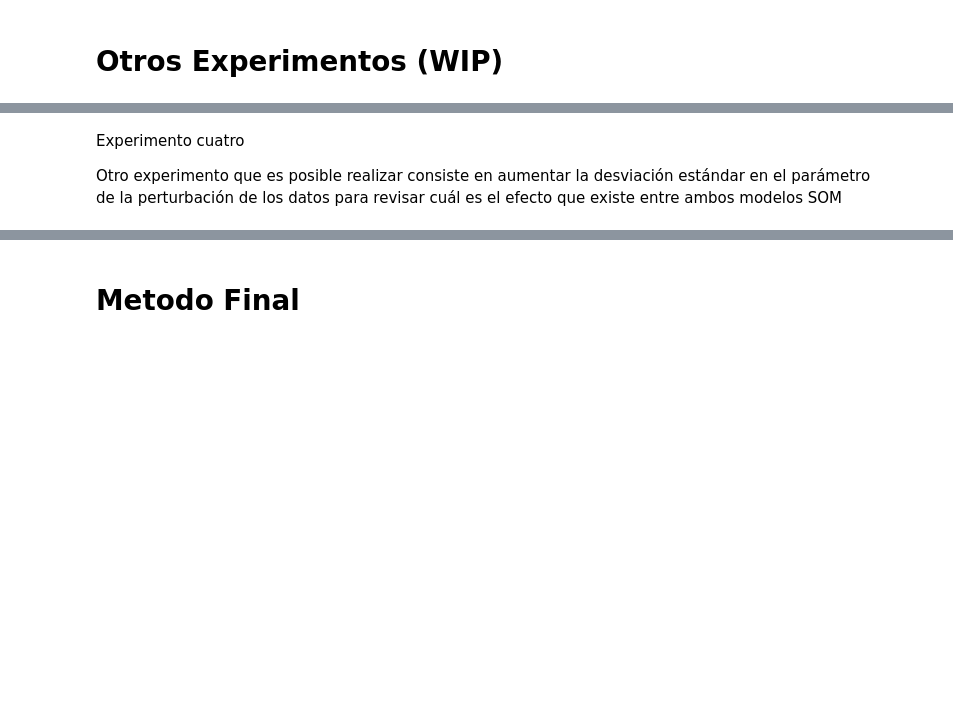
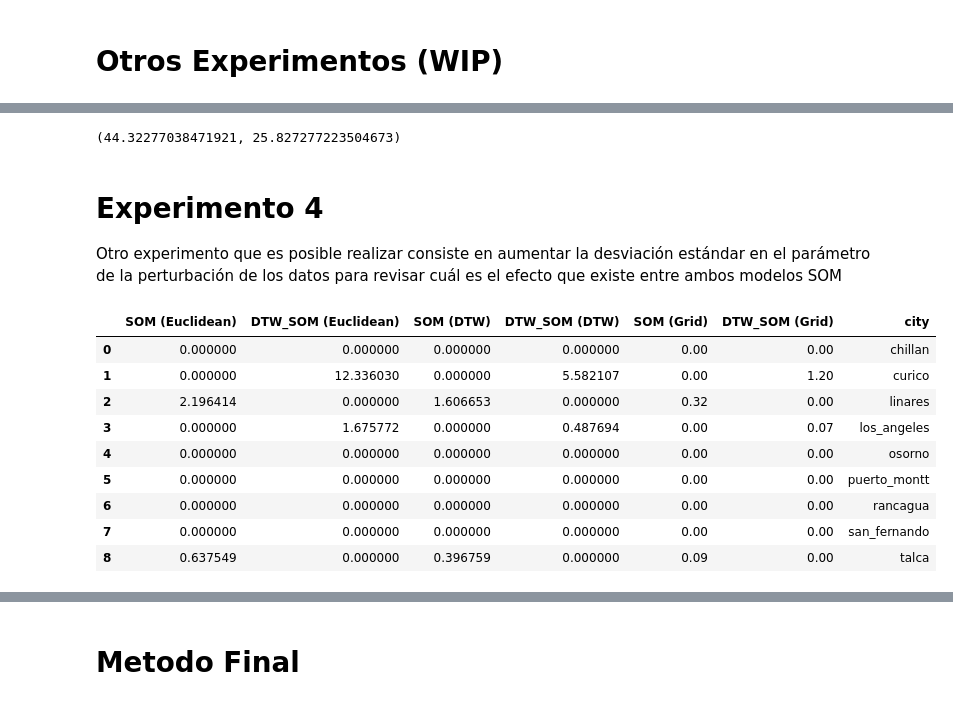
Before and after one commit to castudil/som-lstm, a Jupyter notebook: DTW-SOM/DTW_SOM.ipynb, the cells around one changed output, grey strips where cells are left out. Cells and saved outputs as stored; diff of their text form; code cells hidden in the pictures; blank space fills up the shorter version.

```diff
--- a/DTW-SOM/DTW_SOM.ipynb
+++ b/DTW-SOM/DTW_SOM.ipynb
@@ -557,8 +552,8 @@ def error_acumulado_dtw_som(instancia, modelo,ins_perturbed):
     #4- Calcula la distancia/error que existe entre la neurona que representa a ´x´ y la neuronas que representa a las mutante.
     error = 0
     for bmu_mutante in bmu_mutantes:
-        error += dtw(bmu, bmu_mutante,global_constraint=modelo.gl_const,
-                    sakoe_chiba_radius=modelo.scr, itakura_max_slope=modelo.ims)
+        error += dtw(bmu, bmu_mutante,global_constraint=gl_const,
+                    sakoe_chiba_radius=scr)
 
     # 5- Calcula el error acumulado
     error_acum = error / len(ins_perturbed)
@@ -922,9 +916,9 @@ get_qe(frame, cities, som_full, dtw_som_full)
 # %% [markdown]
 El error de quantization
 # %%
-def get_distance_error(data, cities, model_som, model_dtw_som, idx_inst=None, num_muta=100, isScaler=False, scaler=None):
-    e_som_eu, e_dtwsom_eu, e_dtwsom_dtw, e_som_grid,  e_dtwsom_grid = [],[],[],[],[]
-    for city in frame:
+def get_distance_error(data, cities, model_som, model_dtw_som, idx_inst=None, num_muta=100, mu=0, sigma=0.1, isScaler=False, scaler=None):
+    e_som_eu, e_dtwsom_eu,e_som_dtw, e_dtwsom_dtw, e_som_grid,  e_dtwsom_grid = [],[],[],[],[],[]
+    for city in cities:
         data_city, indexes_t = create_window_data_cities(data, [city])
 
         if not idx_inst:
@@ -932,18 +926,20 @@ def get_distance_error(data, cities, model_som, model_dtw_som, idx_inst=None, nu
 
         instance = data_city[idx_inst]
         # Generación de instancias perturbadas manualmente
-        ins_perturbed = scaler.transform(perturbationByInstance(instance, num_muta)) if isScaler and scaler else perturbationByInstance(instance, num_muta)
+        ins_perturbed = scaler.transform(perturbationByInstance(instance, num_muta, mu, sigma)) if isScaler and scaler else perturbationByInstance(instance, num_muta, mu, sigma)
 
         if isScaler and scaler:
             instance = scaler.transform([data_city[idx_inst]])[0]
 
         e_som_eu.append(error_acumulado_som(instance, model_som, ins_perturbed))
         e_dtwsom_eu.append(error_acumulado_som(instance, model_dtw_som, ins_perturbed))
+        e_som_dtw.append(error_acumulado_dtw_som(instance, model_som, ins_perturbed))
         e_dtwsom_dtw.append(error_acumulado_dtw_som(instance, model_dtw_som, ins_perturbed))
         e_som_grid.append(error_acumulado_som_grid(instance, model_som, ins_perturbed))
         e_dtwsom_grid.append(error_acumulado_som_grid(instance, model_dtw_som, ins_perturbed))
 
-    df_error = {'SOM (Euclidean)': e_som_eu, 'DTW_SOM (Euclidean)': e_dtwsom_eu, 'DTW_SOM (DTW)': e_dtwsom_dtw,
+    df_error = {'SOM (Euclidean)': e_som_eu, 'DTW_SOM (Euclidean)': e_dtwsom_eu,
+                'SOM (DTW)': e_som_dtw, 'DTW_SOM (DTW)': e_dtwsom_dtw,
         'SOM (Grid)': e_som_grid,'DTW_SOM (Grid)': e_dtwsom_grid,"city":cities}
     return pd.DataFrame(df_error)
 # %%
@@ -1149,4 +1197,8 @@ Se esperaría que el modelo que usa DTW fuese mejor
+# %%
+error_qe_average(dtw_som_exp2, test)
+# %% [output]
+(44.32277038471921, 25.827277223504673)
 # %% [markdown]
-Experimento cuatro
+# Experimento 4
 
 Otro experimento que es posible realizar consiste en aumentar la desviación estándar en el parámetro de la perturbación de los datos para revisar cuál es el efecto que existe entre ambos modelos SOM
@@ -1152,0 +1207,31 @@ Otro experimento que es posible realizar consiste en aumentar la desviación est
+# %%
+if os.path.exists('DTW-SOM/dtw_som_full.pkl'):
+    with open('DTW-SOM/dtw_som_full.pkl', 'rb') as f:
+        dtw_som_full = pickle.load(f)
+else:
+    dtw_som_full = dtwsom.DtwSom(num_neurons, num_neurons, input_len, sigma=sigma, learning_rate=lr,
+                        random_seed=seed, gl_const=gl_const, scr=scr)
+    dtw_som_full.pca_weights_init(data_full)
+    dtw_som_full.train_batch(data_full, num_iter, verbose=True)
+# %%
+if os.path.exists('DTW-SOM/som_full.pkl'):
+    with open('DTW-SOM/som_full.pkl', 'rb') as f:
+        som_full = pickle.load(f)
+else:
+    som_full = dtwsom.MiniSom(num_neurons, num_neurons, input_len, sigma=sigma, learning_rate=lr,
+                    random_seed=seed, neighborhood_function=neighborhood_funct)
+    som_full.pca_weights_init(data_full)
+    som_full.train_batch(data_full, num_iter, verbose=True)
+# %%
+get_distance_error(frame, cities, som_full, dtw_som_full, sigma=0.2)
+# %% [output]
+|  | SOM (Euclidean) | DTW_SOM (Euclidean) | SOM (DTW) | DTW_SOM (DTW) | SOM (Grid) | DTW_SOM (Grid) | city |
+| 0 | 0.000000 | 0.000000 | 0.000000 | 0.000000 | 0.00 | 0.00 | chillan |
+| 1 | 0.000000 | 12.336030 | 0.000000 | 5.582107 | 0.00 | 1.20 | curico |
+| 2 | 2.196414 | 0.000000 | 1.606653 | 0.000000 | 0.32 | 0.00 | linares |
+| 3 | 0.000000 | 1.675772 | 0.000000 | 0.487694 | 0.00 | 0.07 | los_angeles |
+| 4 | 0.000000 | 0.000000 | 0.000000 | 0.000000 | 0.00 | 0.00 | osorno |
+| 5 | 0.000000 | 0.000000 | 0.000000 | 0.000000 | 0.00 | 0.00 | puerto_montt |
+| 6 | 0.000000 | 0.000000 | 0.000000 | 0.000000 | 0.00 | 0.00 | rancagua |
+| 7 | 0.000000 | 0.000000 | 0.000000 | 0.000000 | 0.00 | 0.00 | san_fernando |
+| 8 | 0.637549 | 0.000000 | 0.396759 | 0.000000 | 0.09 | 0.00 | talca |
```
Also changed, not shown: parts of 16 cells of this notebook.
